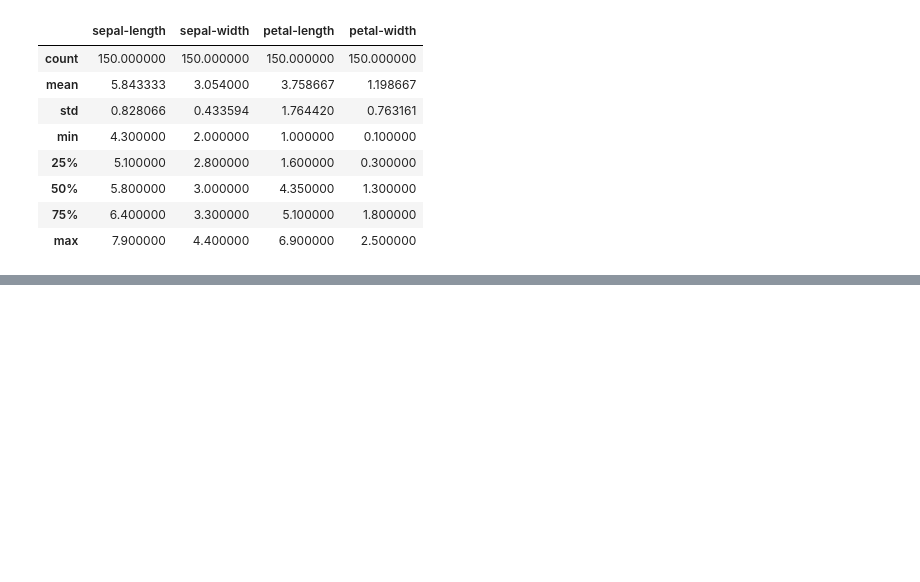
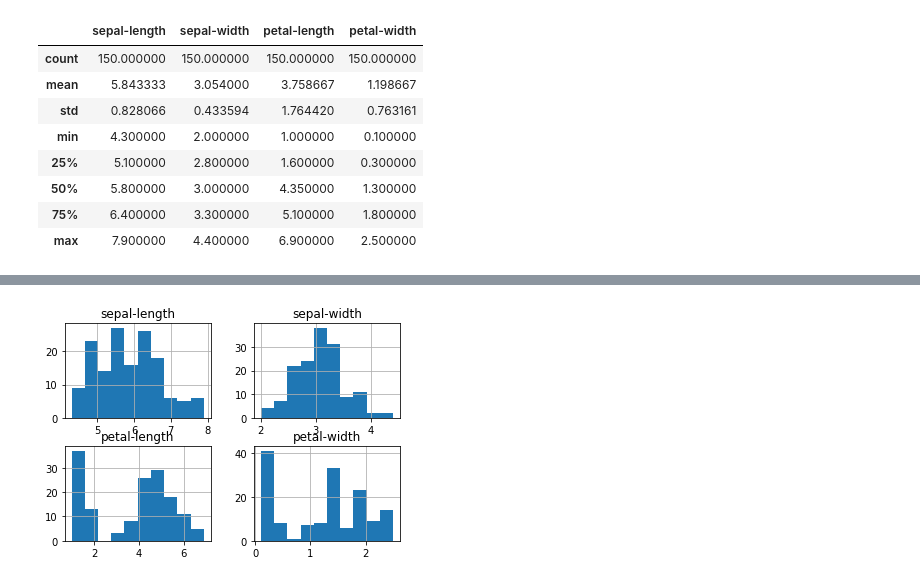
Before and after one commit to xiakshay/Machine-Learning, a Jupyter notebook: ML Learning/helloML.ipynb, the cells around one changed output, grey strips where cells are left out. Saved outputs shown, nothing was run; the diff lists cells and outputs as text; code cells hidden in the pictures; blank space fills up the shorter version.

```diff
--- a/ML Learning/helloML.ipynb
+++ b/ML Learning/helloML.ipynb
@@ -49,0 +64,5 @@ dataset.describe()
+# %%
+dataset.hist()
+plt.show()
+# %% [output]
+[figure, added]
```
Also changed, not shown: parts of 3 cells of this notebook.
